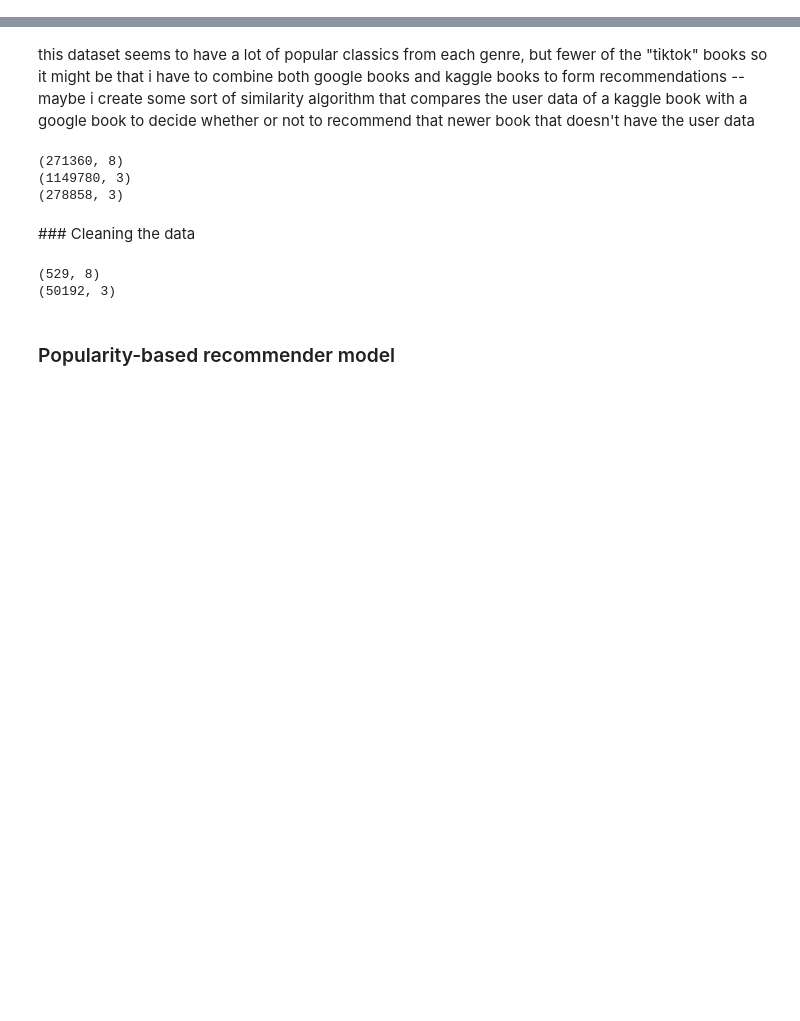
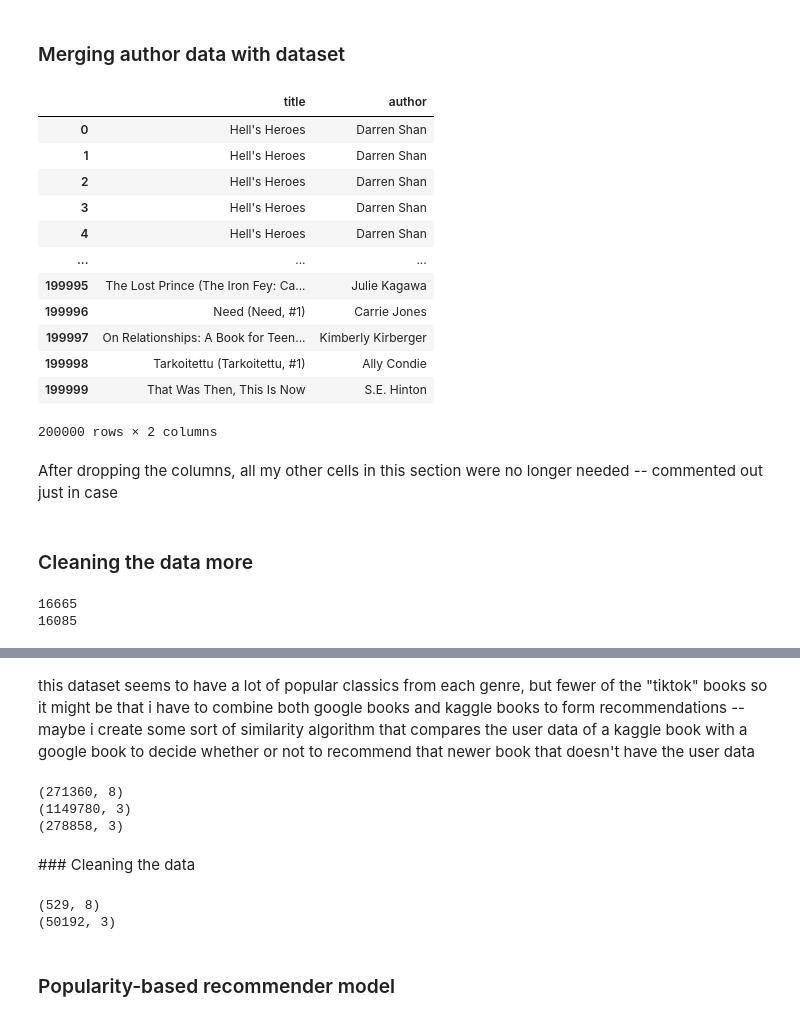
Before and after one commit to mkamar17/litra-book_recommender, a Jupyter notebook: product/ML/notebooks/book_recommender.ipynb, the cells around one changed output, grey strips where cells are left out. Saved outputs shown, nothing was run; the diff lists cells and outputs as text; code cells hidden in the pictures; blank space fills up the shorter version.

```diff
--- a/product/ML/notebooks/book_recommender.ipynb
+++ b/product/ML/notebooks/book_recommender.ipynb
@@ -10,0 +17,11 @@ import random
+# %%
+#dataset has 93,398 books
+books = pd.read_json("../datasets/goodreads_books_young_adult.json.gz", lines=True)
+
+#dataset has 34,919,254 interactions - interactions read will be truncated to simplify model
+interactions = pd.read_json("../datasets/goodreads_interactions_young_adult.json.gz", lines=True, nrows=2000000)
+
+books.to_csv("../datasets/goodreads_books_young_adult.csv", index = False)
+interactions.to_csv("../datasets/interactions_young_adult.csv", index = False)
+# %%
+dataset = interactions.merge(books, on="book_id")
@@ -10,0 +43,16 @@ import random
+# %%
+#removing unnecessary columns
+
+dataset = dataset[[
+    "user_id",
+    "book_id",
+    "rating",
+    "title",
+    "author",
+    "description",
+    "publication_year",
+    "num_pages",
+    "average_rating",
+    "ratings_count",
+    "image_url"
+]]
@@ -10,0 +71,2 @@ import random
+# %% [markdown]
+### Merging author data with dataset
@@ -10,0 +87,16 @@ import random
+# %%
+dataset[["title","author"]]
+# %% [output]
+|  | title | author |
+| 0 | Hell's Heroes | Darren Shan |
+| 1 | Hell's Heroes | Darren Shan |
+| 2 | Hell's Heroes | Darren Shan |
+| 3 | Hell's Heroes | Darren Shan |
+| 4 | Hell's Heroes | Darren Shan |
+| ... | ... | ... |
+| 199995 | The Lost Prince (The Iron Fey: Ca... | Julie Kagawa |
+| 199996 | Need (Need, #1) | Carrie Jones |
+| 199997 | On Relationships: A Book for Teen... | Kimberly Kirberger |
+| 199998 | Tarkoitettu (Tarkoitettu, #1) | Ally Condie |
+| 199999 | That Was Then, This Is Now | S.E. Hinton |
+200000 rows × 2 columns
@@ -10,0 +107,4 @@ import random
+# %% [markdown]
+After dropping the columns, all my other cells in this section were no longer needed -- commented out just in case
+# %% [markdown]
+### Cleaning the data more
@@ -10,0 +115,6 @@ import random
+# %%
+print(dataset["user_id"].nunique()) # to show how many users there are
+print(dataset["book_id"].nunique()) # to show how many books there are
+# %% [output]
+16665
+16085
```
Also changed, not shown: parts of 31 cells of this notebook.
